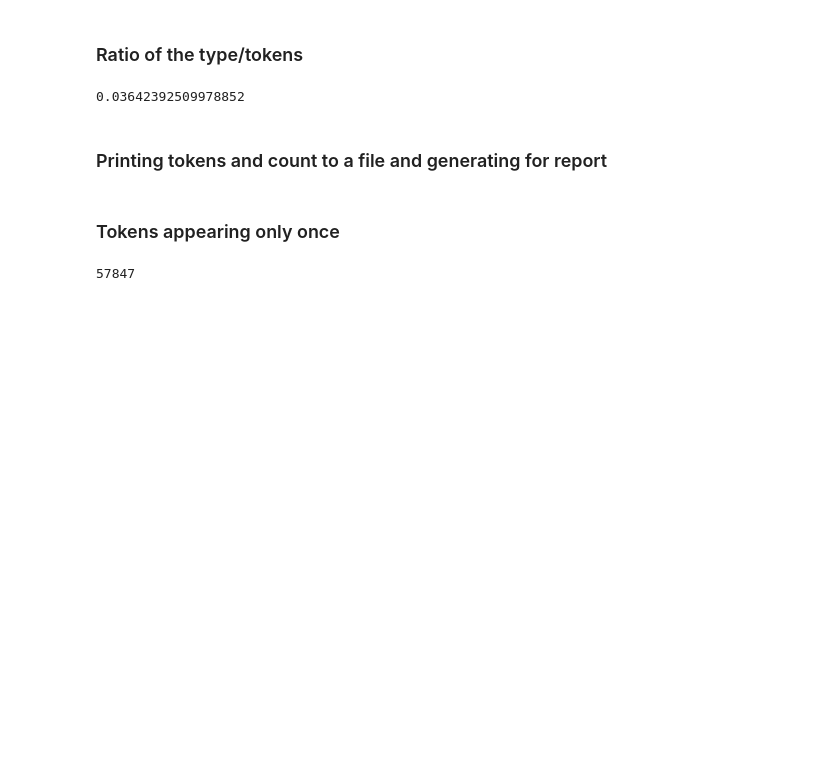
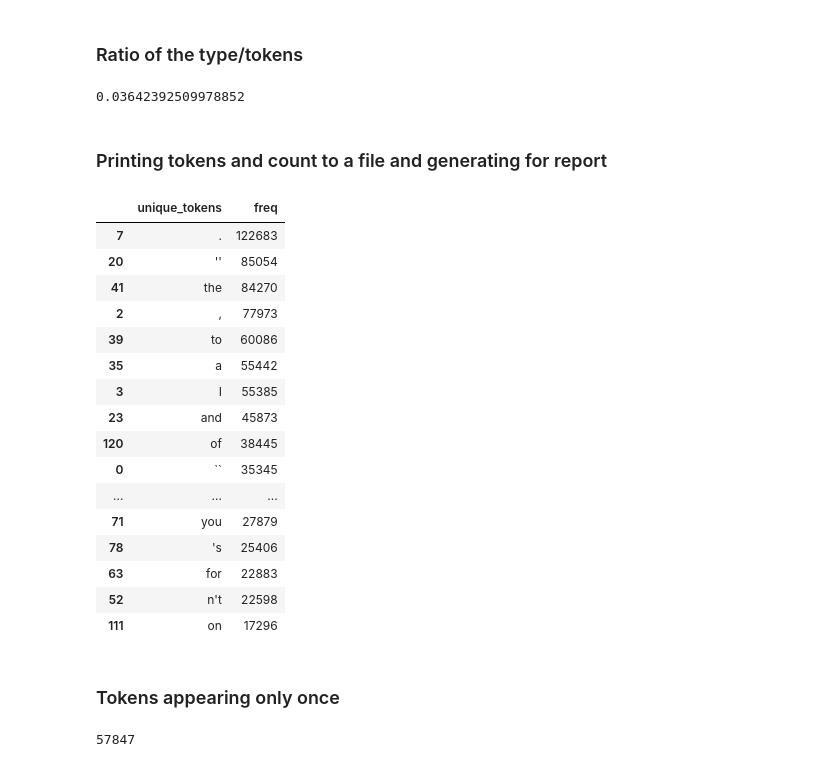
Before and after one commit to AadityaOfficial/CSI5386-CodeBase, a Jupyter notebook: NLP Assignment 1.ipynb, the cells around one changed output. Saved outputs shown, nothing was run; the diff lists cells and outputs as text; code cells hidden in the pictures; blank space fills up the shorter version.

```diff
--- a/NLP Assignment 1.ipynb
+++ b/NLP Assignment 1.ipynb
@@ -61,4 +66,24 @@ filtered_word_freq['unique_tokens'].count()/len(tokens)
 # %% [markdown]
 ### Printing tokens and count to a file and generating for report
 # %%
-filtered_word_freq.to
+token_count=filtered_word_freq.sort_values(by='freq',ascending=False)
+# %%
+token_count.head(20)
+# %% [output]
+|  | unique_tokens | freq |
+| 7 | . | 122683 |
+| 20 | '' | 85054 |
+| 41 | the | 84270 |
+| 2 | , | 77973 |
+| 39 | to | 60086 |
+| 35 | a | 55442 |
+| 3 | I | 55385 |
+| 23 | and | 45873 |
+| 120 | of | 38445 |
+| 0 | `` | 35345 |
+| ... | ... | ... |
+| 71 | you | 27879 |
+| 78 | 's | 25406 |
+| 63 | for | 22883 |
+| 52 | n't | 22598 |
+| 111 | on | 17296 |
```
Also changed, not shown: parts of 25 cells of this notebook.
